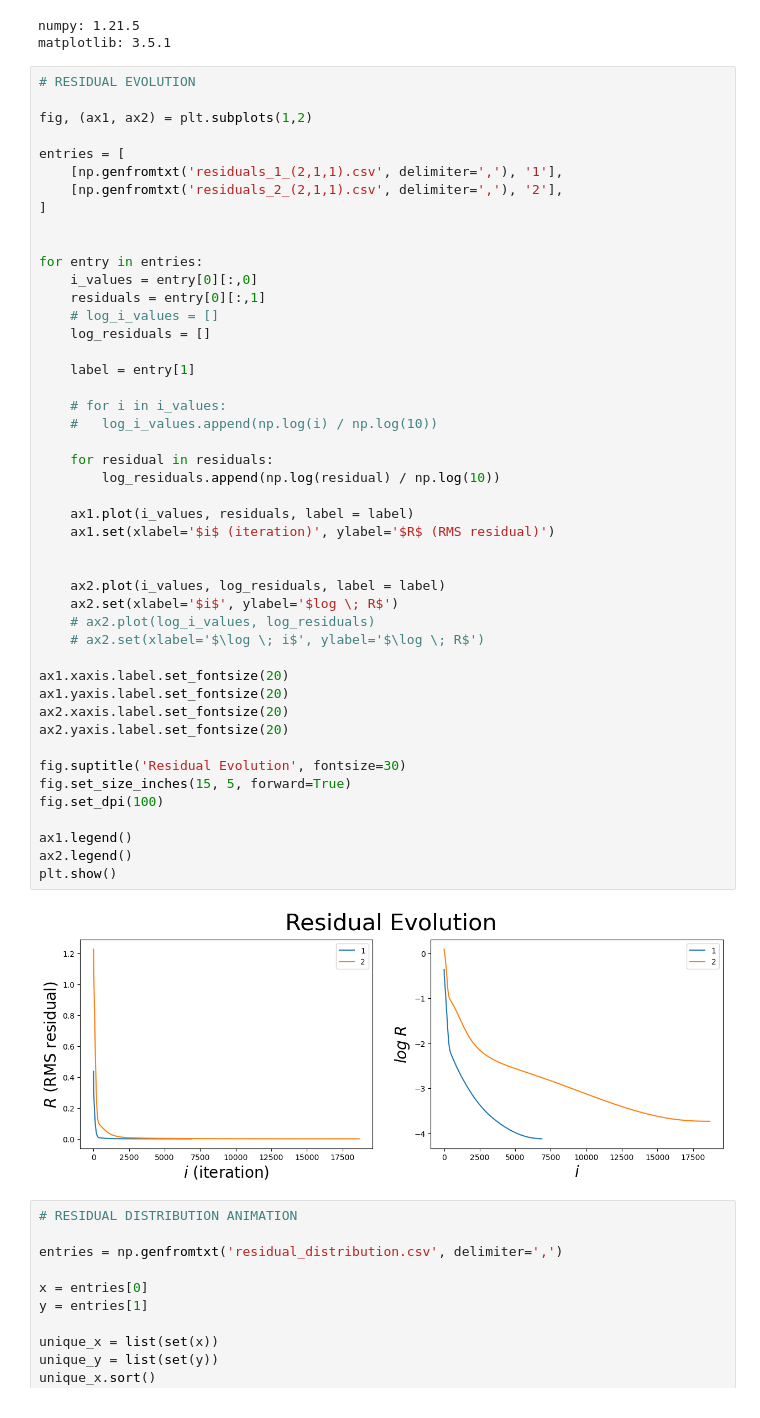
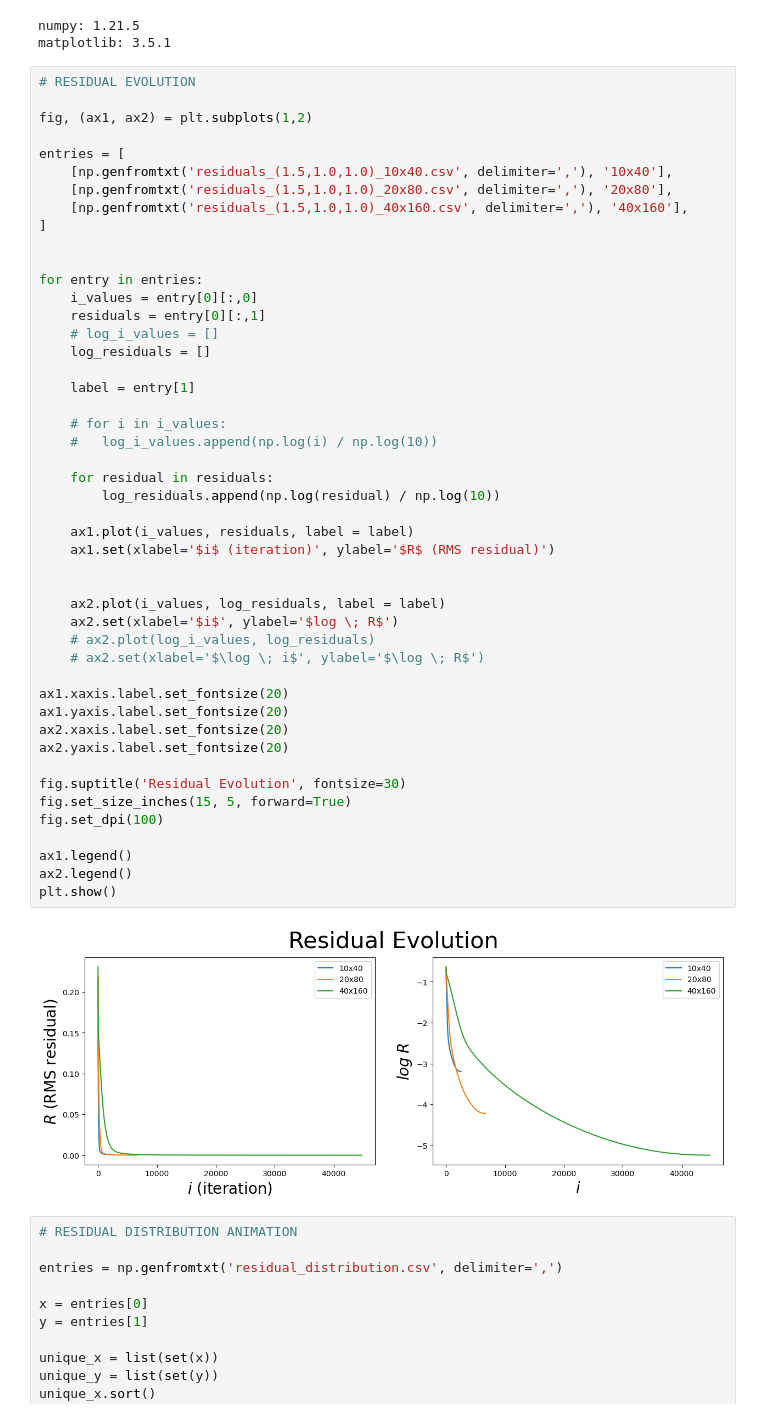
Before and after one commit to iago-mendes/eucled, a Jupyter notebook: src/exercises/08-embedding/assets/plots.ipynb, the cells around one changed output. Saved outputs shown, nothing was run; the diff lists cells and outputs as text.

```diff
--- a/src/exercises/08-embedding/assets/plots.ipynb
+++ b/src/exercises/08-embedding/assets/plots.ipynb
@@ -19,8 +19,9 @@ matplotlib: 3.5.1
 fig, (ax1, ax2) = plt.subplots(1,2)
 
 entries = [
-	[np.genfromtxt('residuals_1_(2,1,1).csv', delimiter=','), '1'],
-	[np.genfromtxt('residuals_2_(2,1,1).csv', delimiter=','), '2'],
+	[np.genfromtxt('residuals_(1.5,1.0,1.0)_10x40.csv', delimiter=','), '10x40'],
+	[np.genfromtxt('residuals_(1.5,1.0,1.0)_20x80.csv', delimiter=','), '20x80'],
+	[np.genfromtxt('residuals_(1.5,1.0,1.0)_40x160.csv', delimiter=','), '40x160'],
 ]
 
 
@@ -33,34 +34,34 @@ for entry in entries:
 	label = entry[1]
 
 	# for i in i_values:
 	# 	log_i_values.append(np.log(i) / np.log(10))
 
 	for residual in residuals:
 		log_residuals.append(np.log(residual) / np.log(10))
 
 	ax1.plot(i_values, residuals, label = label)
 	ax1.set(xlabel='$i$ (iteration)', ylabel='$R$ (RMS residual)')
 
 
 	ax2.plot(i_values, log_residuals, label = label)
 	ax2.set(xlabel='$i$', ylabel='$log \; R$')
 	# ax2.plot(log_i_values, log_residuals)
 	# ax2.set(xlabel='$\log \; i$', ylabel='$\log \; R$')
 
 ax1.xaxis.label.set_fontsize(20)
 ax1.yaxis.label.set_fontsize(20)
 ax2.xaxis.label.set_fontsize(20)
 ax2.yaxis.label.set_fontsize(20)
 
 fig.suptitle('Residual Evolution', fontsize=30)
 fig.set_size_inches(15, 5, forward=True)
 fig.set_dpi(100)
 
 ax1.legend()
 ax2.legend()
 plt.show()
 # %% [output]
-[figure, old version]
+[figure, new version]
 # %%
 # RESIDUAL DISTRIBUTION ANIMATION
 
```
Also changed, not shown: parts of 4 cells of this notebook, 1 other file.
